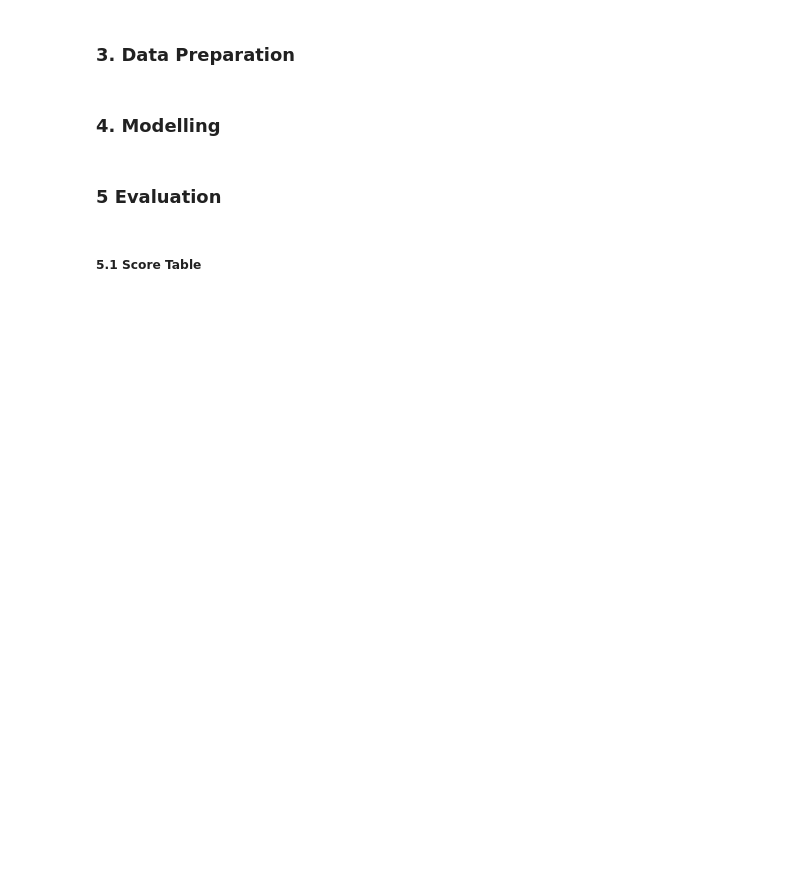
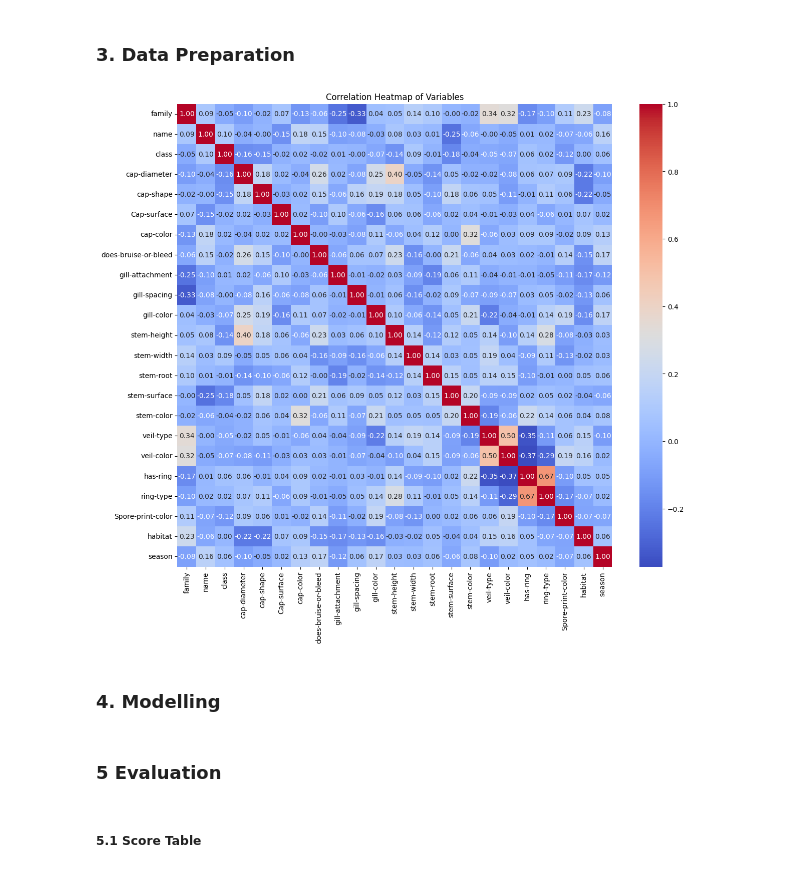
Before and after one commit to AlexDarigan/mtg-rest, a Jupyter notebook: notebooks/3 K Nearest Neighbour/KNN.ipynb, the cells around one changed output. Cells and saved outputs as stored; diff of their text form; code cells hidden in the pictures; blank space fills up the shorter version.

```diff
--- a/notebooks/3 K Nearest Neighbour/KNN.ipynb
+++ b/notebooks/3 K Nearest Neighbour/KNN.ipynb
@@ -155,25 +125,37 @@ import matplotlib.pyplot as plt
 # %%
 from sklearn.model_selection import train_test_split
 from sklearn.preprocessing import LabelEncoder, StandardScaler
+
+family_names = data["family"].unique()
 
 # Label encoding the categorial variables
 encoders = []
 for column in data.columns:
     encoder = LabelEncoder()
     data[column] = encoder.fit_transform(data[column])
     encoders.append(encoder)
+
+correlation_matrix = data.corr()
+
+# Create the heatmap
+plt.figure(figsize=(14, 12))
+sns.heatmap(correlation_matrix, annot=True, cmap='coolwarm', fmt=".2f")
+plt.title('Correlation Heatmap of Variables')
+plt.show()
 
 # Split the data into features and target
 X = data.drop('family', axis=1)
 y = data['family']
 
 # Split the data into training and testing sets
 X_train, X_test, y_train, y_test = train_test_split(X, y, test_size=0.2, random_state=42)
 
 # Scaling the features
 scaler = StandardScaler()
 X_train = scaler.fit_transform(X_train)
 X_test = scaler.transform(X_test)
+# %% [output]
+[figure, added]
 # %% [markdown]
 ### 4. Modelling
 # %%
```
Also changed, not shown: parts of 10 cells of this notebook.
